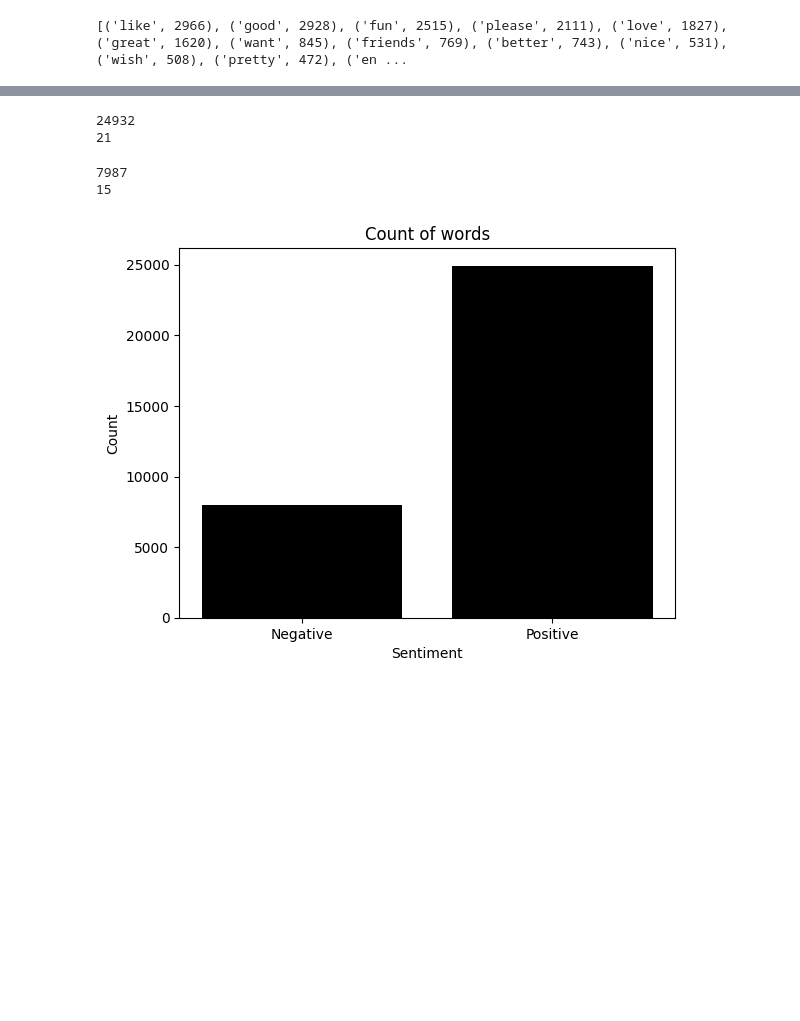
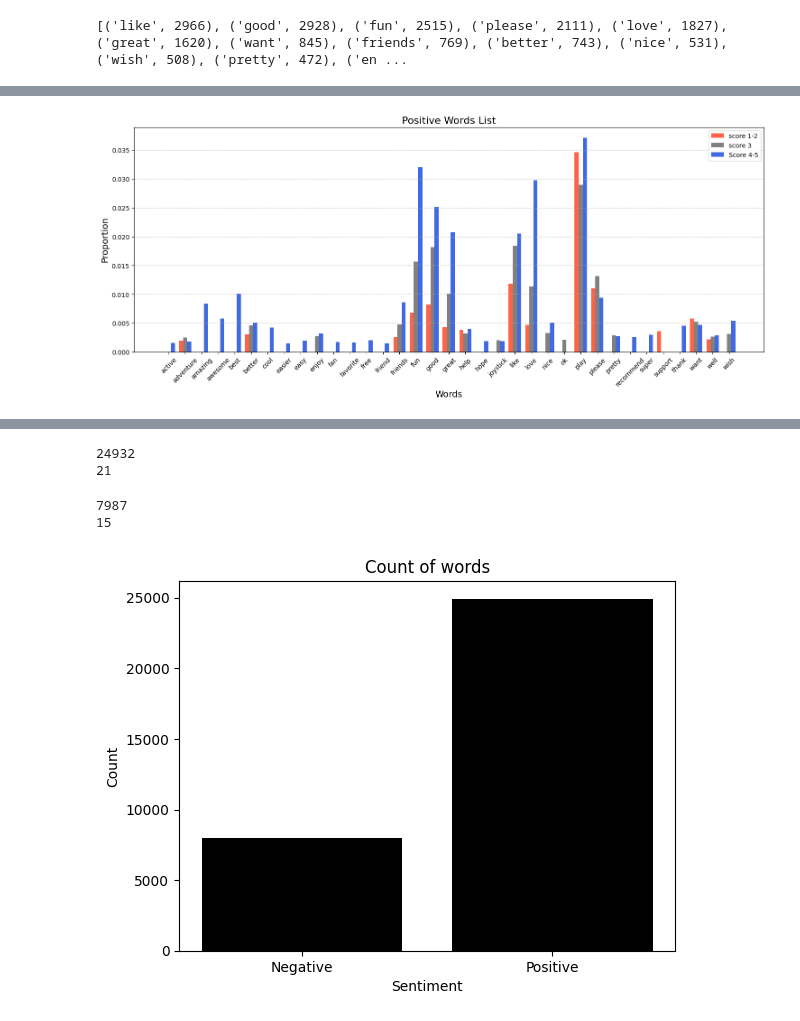
Before and after one commit to jinnykj/PokemonGO-Review-dataset-analysis, a Jupyter notebook: 데이터_시각화_기말_과제.ipynb, the cells around one changed output, grey strips where cells are left out. Cells and saved outputs as stored; diff of their text form; code cells hidden in the pictures; blank space fills up the shorter version.

```diff
--- a/데이터_시각화_기말_과제.ipynb
+++ b/데이터_시각화_기말_과제.ipynb
@@ -835,7 +854,11 @@ df3 = pd.DataFrame(updated_list3, columns=['word', 'count1'])
 df4 = pd.DataFrame(updated_list4, columns=['word', 'count2'])
 df6 = pd.DataFrame(updated_list6, columns=['word', 'count3'])
 # 'word'를 기준으로 병합, 없는 값은 0으로 채움
-merged_df1 = pd.merge(df3, df4,df6, on='word', how='outer').fillna(0)
+# First, merge df3 and df4 on 'word'
+merged_df1 = pd.merge(df3, df4, on='word', how='outer').fillna(0)
+
+# Then, merge the result with df6 on 'word'
+merged_df1 = pd.merge(merged_df1, df6, on='word', how='outer').fillna(0)
 
 # 정수형으로 변환
 merged_df1['count1'] = merged_df1['count1'].astype(int)
@@ -849,26 +890,28 @@ merged_df1
 # %%
 categories = merged_df1['word']
 values1=merged_df1['count1']
-values2=merged_df1['count2']
-values3=merged_df1['count3']
+values3=merged_df1['count2']
+values2=merged_df1['count3']
 
-plt.figure(figsize=(10,6))
+plt.figure(figsize=(15,6))
 
 bar_width=0.25
 index = np.arange(len(categories))
 
 plt.bar(index,values1,width=bar_width,label='score 1-2',color='tomato')
-plt.bar(index+bar_width,values2,width=bar_width,label='score 4-5',color='royalblue')
-plt.bar(index+2*bar_width,values3,width=bar_width,label='Score 3',color='gray')
+plt.bar(index+bar_width,values2,width=bar_width,label='score 3',color='gray')
+plt.bar(index+2*bar_width,values3,width=bar_width,label='Score 4-5',color='royalblue')
 
 plt.title('Positive Words List',fontsize=16)
 plt.xlabel('Words',fontsize=14)
 plt.ylabel('Proportion',fontsize=14)
 plt.xticks(index+bar_width,categories)
 plt.legend()
 
 
 plt.grid(axis='y',linestyle='--',alpha=0.7)
 plt.tight_layout()
 plt.xticks(rotation=45)
 plt.show()
+# %% [output]
+[figure, added]
```
Also changed, not shown: parts of 15 cells of this notebook.
